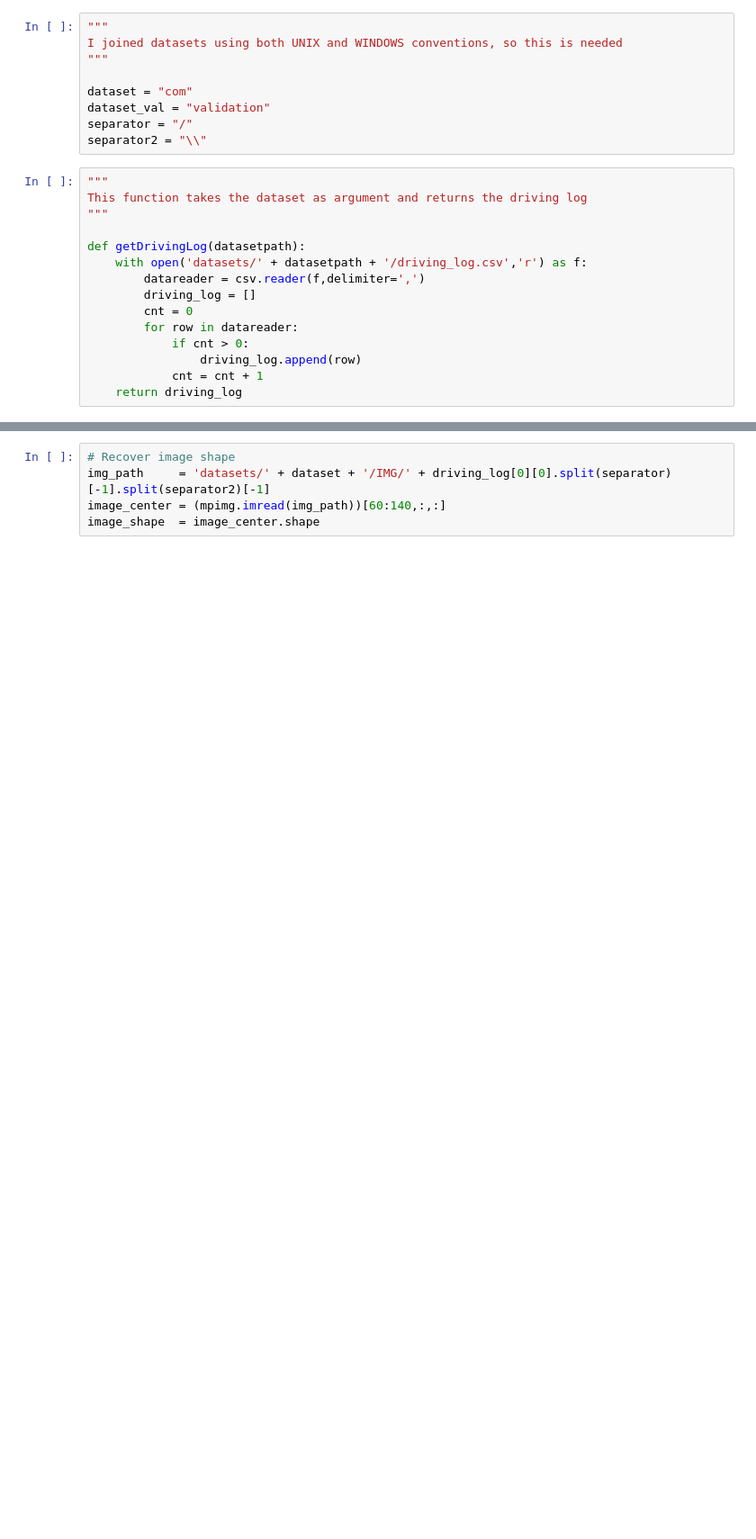
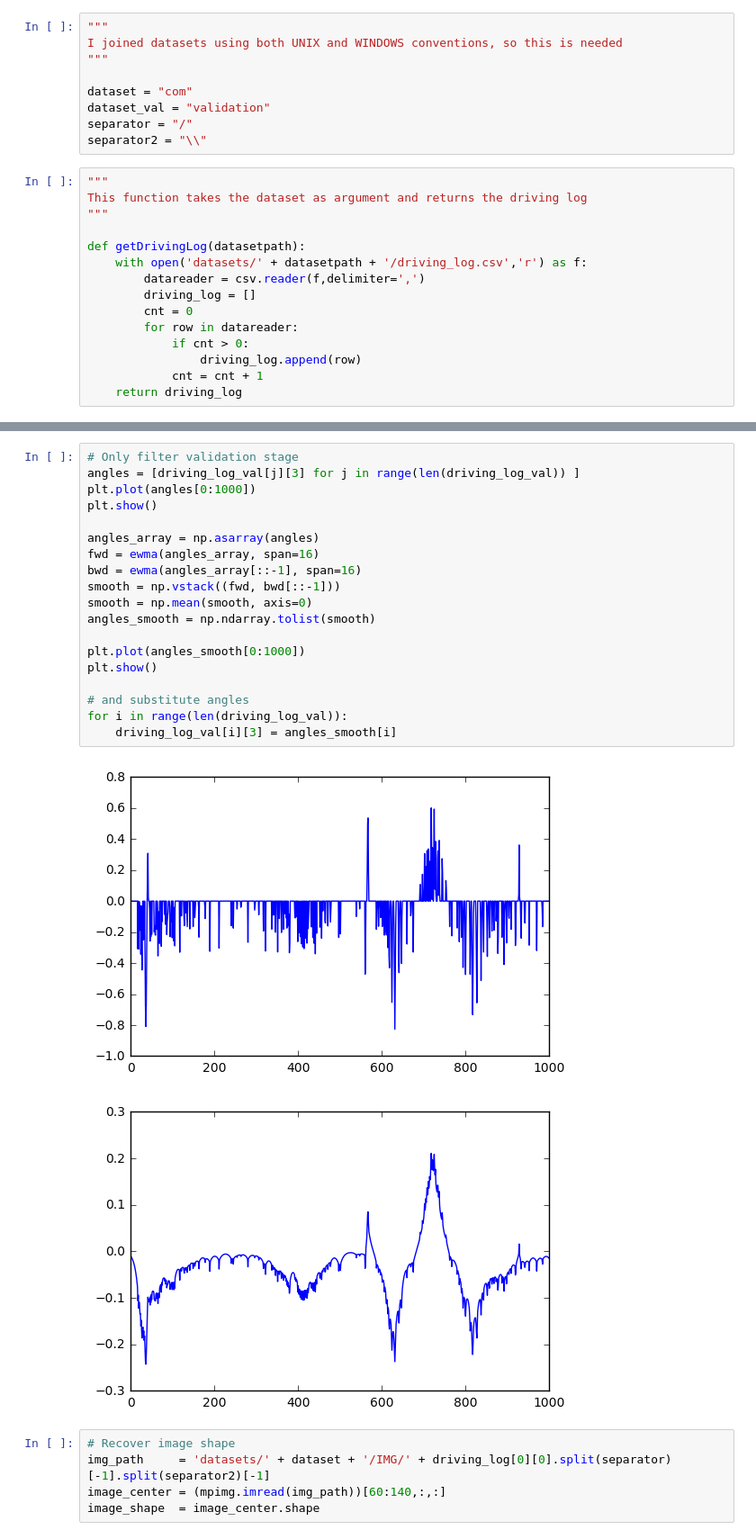
Before and after one commit to eigendreams/behaviorCloning, a Jupyter notebook: bcBase.ipynb, the cells around one changed output, grey strips where cells are left out. Shown: that part at 90% size. Saved outputs shown, nothing was run; the diff lists cells and outputs as text; blank space fills up the shorter version.

```diff
--- a/bcBase.ipynb
+++ b/bcBase.ipynb
@@ -62,3 +70,25 @@ driving_log_val = getDrivingLog(dataset_val)
+# %%
+# Only filter validation stage
+angles = [driving_log_val[j][3] for j in range(len(driving_log_val)) ]
+plt.plot(angles[0:1000])
+plt.show()
+
+angles_array = np.asarray(angles)
+fwd = ewma(angles_array, span=16)
+bwd = ewma(angles_array[::-1], span=16)
+smooth = np.vstack((fwd, bwd[::-1]))
+smooth = np.mean(smooth, axis=0)
+angles_smooth = np.ndarray.tolist(smooth)
+
+plt.plot(angles_smooth[0:1000])
+plt.show()
+
+# and substitute angles
+for i in range(len(driving_log_val)):
+    driving_log_val[i][3] = angles_smooth[i]
+# %% [output]
+[figure, added]
+[figure, added]
 # %%
 # Recover image shape
 img_path     = 'datasets/' + dataset + '/IMG/' + driving_log[0][0].split(separator)[-1].split(separator2)[-1]
```
Also changed, not shown: parts of 18 cells of this notebook, 5 other files.
